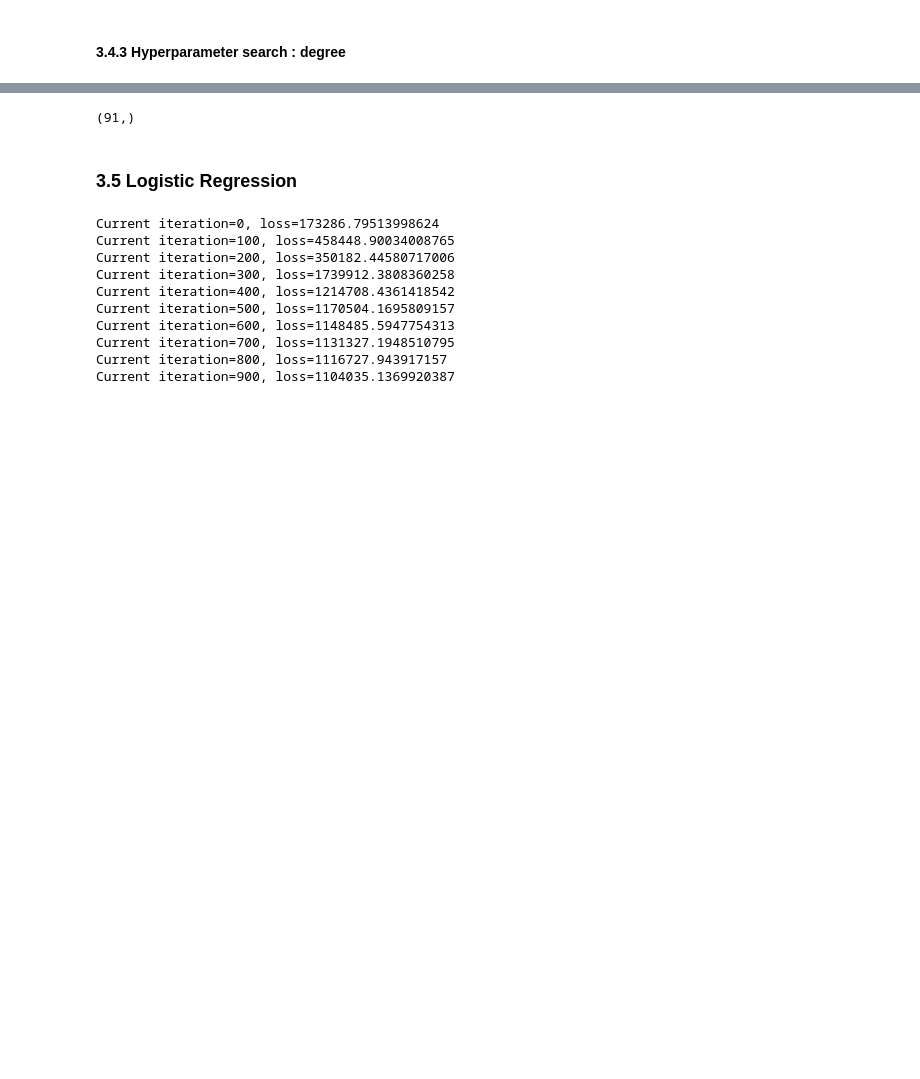
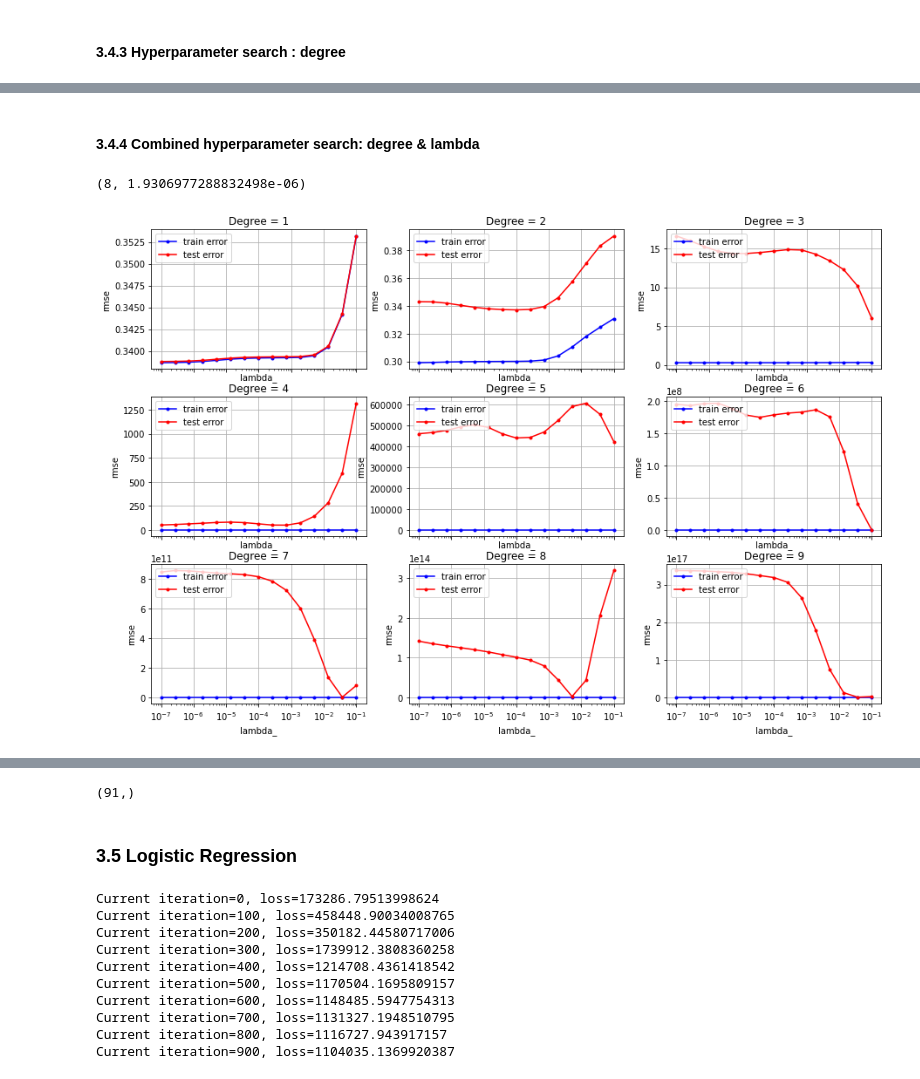
Before and after one commit to Noyt/ML2020_PR1, a Jupyter notebook: project1.ipynb, the cells around one changed output, grey strips where cells are left out. Saved outputs shown, nothing was run; the diff lists cells and outputs as text; code cells hidden in the pictures; blank space fills up the shorter version.

```diff
--- a/project1.ipynb
+++ b/project1.ipynb
@@ -154,0 +198,15 @@ cross_validation_visualization_metric(search_space, acc_tr, acc_te, 'degree', 'a
+# %% [markdown]
+#### 3.4.4 Combined hyperparameter search: degree & lambda
+# %%
+max_degree = 9
+degree_space = range(1, max_degree + 1)
+lambda_space = np.logspace(-7, -1, 15)
+cross_validation_degree_and_param_search(y, tx, param_name='lambda_',
+                                         degree_space=degree_space,
+                                         param_space=lambda_space,
+                                         metric=compute_accuracy,
+                                         learning_model='ridge_regression',
+                                        k_fold=4)
+# %% [output]
+(8, 1.9306977288832498e-06)
+[figure, added]
```
Also changed, not shown: parts of 31 cells of this notebook, 6 other files.
